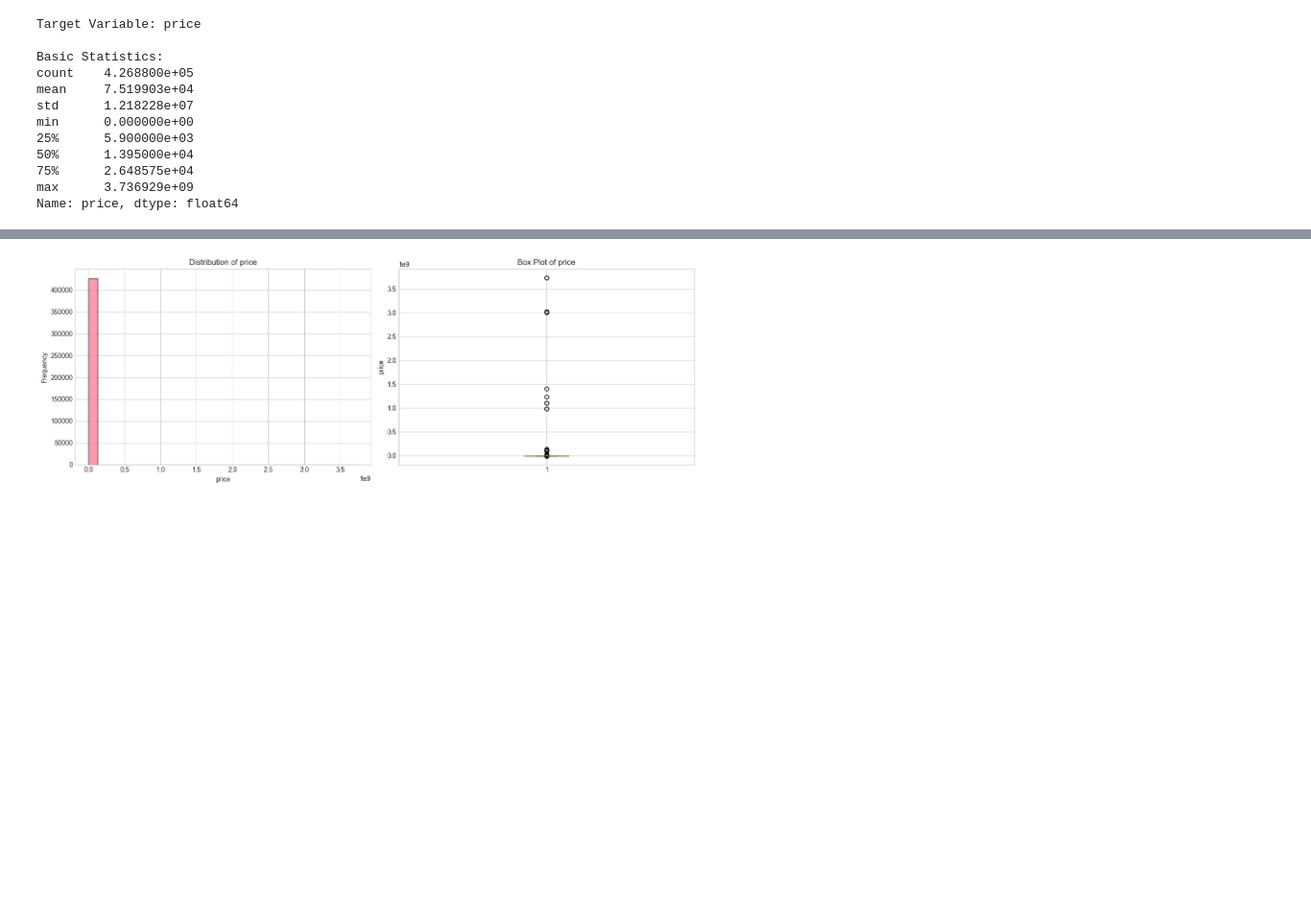
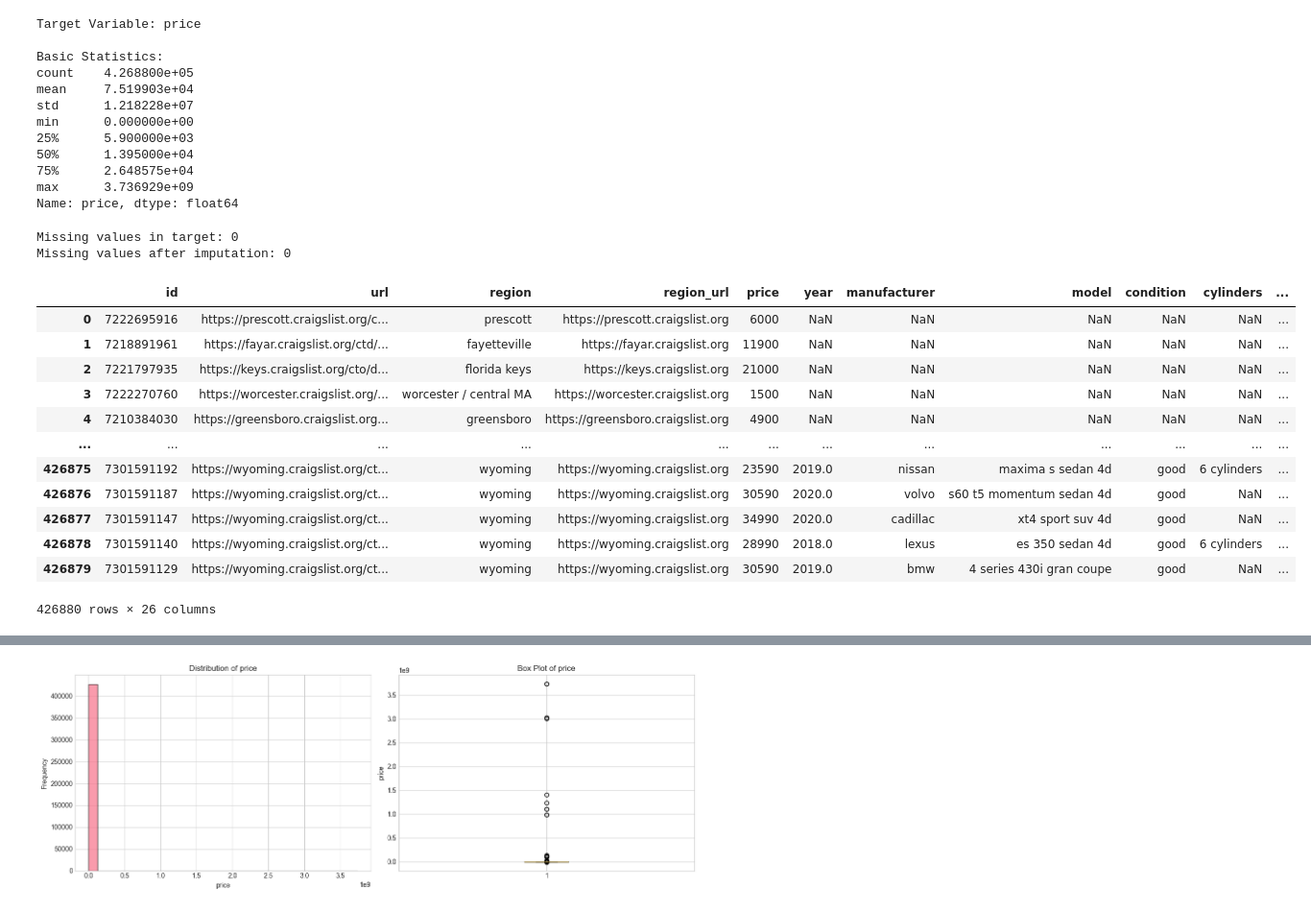
Before and after one commit to kalpanaselva495/individual-capstone-kalpanaselva495, a Jupyter notebook: notebooks/01_problem_statement_and_eda.ipynb, the cells around one changed output, grey strips where cells are left out. Shown at 96% size. Saved outputs shown, nothing was run; the diff lists cells and outputs as text; code cells hidden in the pictures; blank space fills up the shorter version.

```diff
--- a/notebooks/01_problem_statement_and_eda.ipynb
+++ b/notebooks/01_problem_statement_and_eda.ipynb
@@ -245,3 +246,29 @@ min      0.000000e+00
 75%      2.648575e+04
 max      3.736929e+09
 Name: price, dtype: float64
+# %%
+#How to fill missing values in the target variable?
+missing_target = df[TARGET].isnull().sum()
+print(f"\nMissing values in target: {missing_target}")
+
+df[TARGET].fillna(df[TARGET].median(), inplace=True)
+
+print(f"Missing values after imputation: {df[TARGET].isnull().sum()}")
+df[TARGET].describe()
+df
+# %% [output]
+Missing values in target: 0
+Missing values after imputation: 0
+|  | id | url | region | region_url | price | year | manufacturer | model | condition | cylinders | ... |
+| 0 | 7222695916 | https://prescott.craigslist.org/c... | prescott | https://prescott.craigslist.org | 6000 | NaN | NaN | NaN | NaN | NaN | ... |
+| 1 | 7218891961 | https://fayar.craigslist.org/ctd/... | fayetteville | https://fayar.craigslist.org | 11900 | NaN | NaN | NaN | NaN | NaN | ... |
+| 2 | 7221797935 | https://keys.craigslist.org/cto/d... | florida keys | https://keys.craigslist.org | 21000 | NaN | NaN | NaN | NaN | NaN | ... |
+| 3 | 7222270760 | https://worcester.craigslist.org/... | worcester / central MA | https://worcester.craigslist.org | 1500 | NaN | NaN | NaN | NaN | NaN | ... |
+| 4 | 7210384030 | https://greensboro.craigslist.org... | greensboro | https://greensboro.craigslist.org | 4900 | NaN | NaN | NaN | NaN | NaN | ... |
+| ... | ... | ... | ... | ... | ... | ... | ... | ... | ... | ... | ... |
+| 426875 | 7301591192 | https://wyoming.craigslist.org/ct... | wyoming | https://wyoming.craigslist.org | 23590 | 2019.0 | nissan | maxima s sedan 4d | good | 6 cylinders | ... |
+| 426876 | 7301591187 | https://wyoming.craigslist.org/ct... | wyoming | https://wyoming.craigslist.org | 30590 | 2020.0 | volvo | s60 t5 momentum sedan 4d | good | NaN | ... |
+| 426877 | 7301591147 | https://wyoming.craigslist.org/ct... | wyoming | https://wyoming.craigslist.org | 34990 | 2020.0 | cadillac | xt4 sport suv 4d | good | NaN | ... |
+| 426878 | 7301591140 | https://wyoming.craigslist.org/ct... | wyoming | https://wyoming.craigslist.org | 28990 | 2018.0 | lexus | es 350 sedan 4d | good | 6 cylinders | ... |
+| 426879 | 7301591129 | https://wyoming.craigslist.org/ct... | wyoming | https://wyoming.craigslist.org | 30590 | 2019.0 | bmw | 4 series 430i gran coupe | good | NaN | ... |
+426880 rows × 26 columns
```
Also changed, not shown: parts of 34 cells of this notebook, 1 other file.
